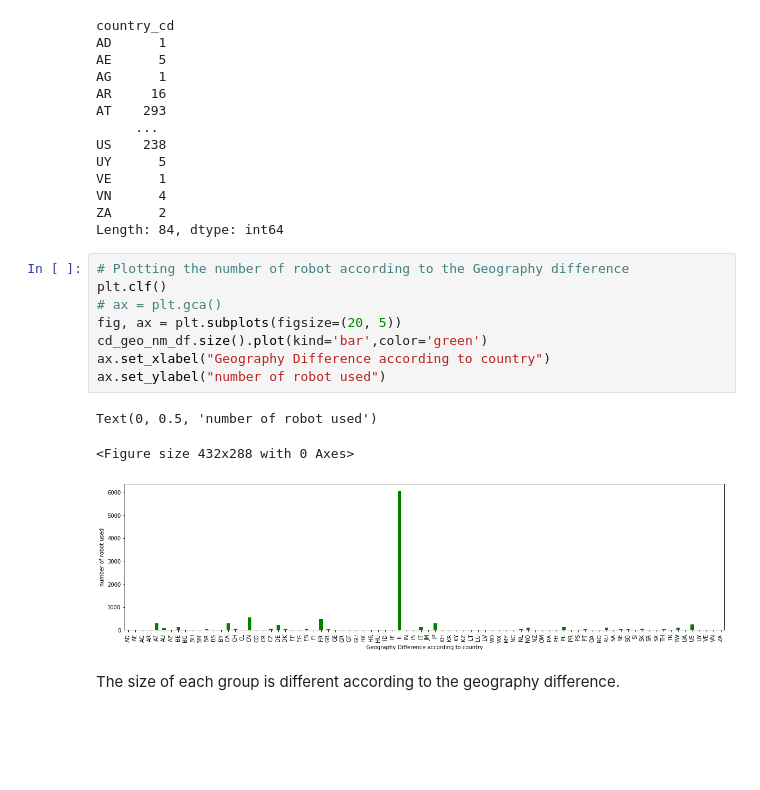
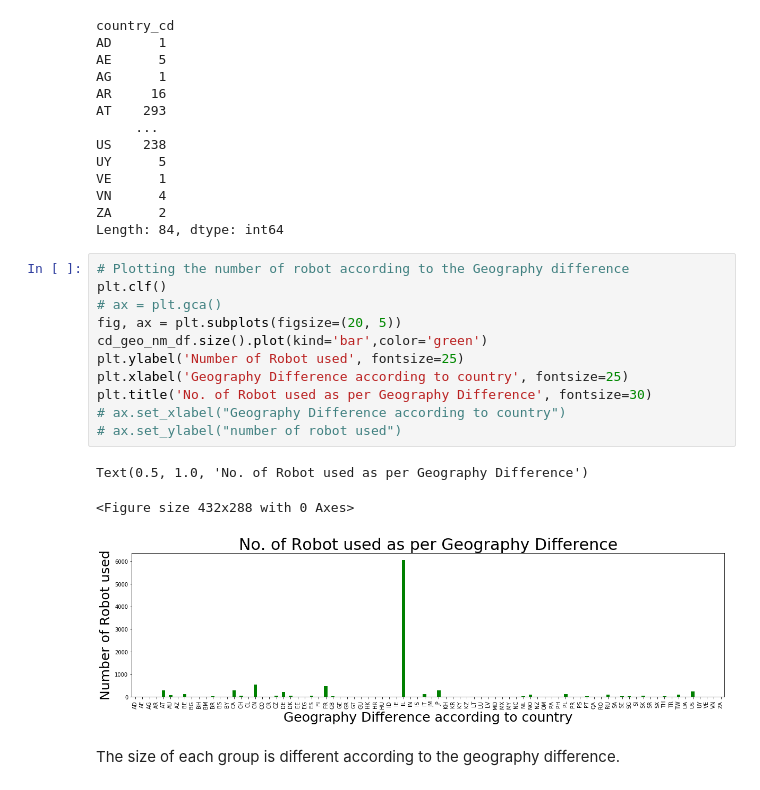
Before and after one commit to mkmrabby/Geo-and-Mission-Data-Analysis-for-the-Robot-Performance-Measurement, a Jupyter notebook: geo_mission_analysis.ipynb, the cells around one changed output. Cells and saved outputs as stored; diff of their text form; blank space fills up the shorter version.

```diff
--- a/geo_mission_analysis.ipynb
+++ b/geo_mission_analysis.ipynb
@@ -186,15 +187,18 @@ Length: 84, dtype: int64
 # %%
 # Plotting the number of robot according to the Geography difference
 plt.clf()
 # ax = plt.gca()
 fig, ax = plt.subplots(figsize=(20, 5))
 cd_geo_nm_df.size().plot(kind='bar',color='green')
-ax.set_xlabel("Geography Difference according to country")
-ax.set_ylabel("number of robot used")
+plt.ylabel('Number of Robot used', fontsize=25)
+plt.xlabel('Geography Difference according to country', fontsize=25)
+plt.title('No. of Robot used as per Geography Difference', fontsize=30)
+# ax.set_xlabel("Geography Difference according to country")
+# ax.set_ylabel("number of robot used")
 # %% [output]
-Text(0, 0.5, 'number of robot used')
+Text(0.5, 1.0, 'No. of Robot used as per Geography Difference')
 <Figure size 432x288 with 0 Axes>
-[figure, old version]
+[figure, new version]
 # %% [markdown]
 The size of each group is different according to the geography difference.
 # %%
```
Also changed, not shown: parts of 12 cells of this notebook.
